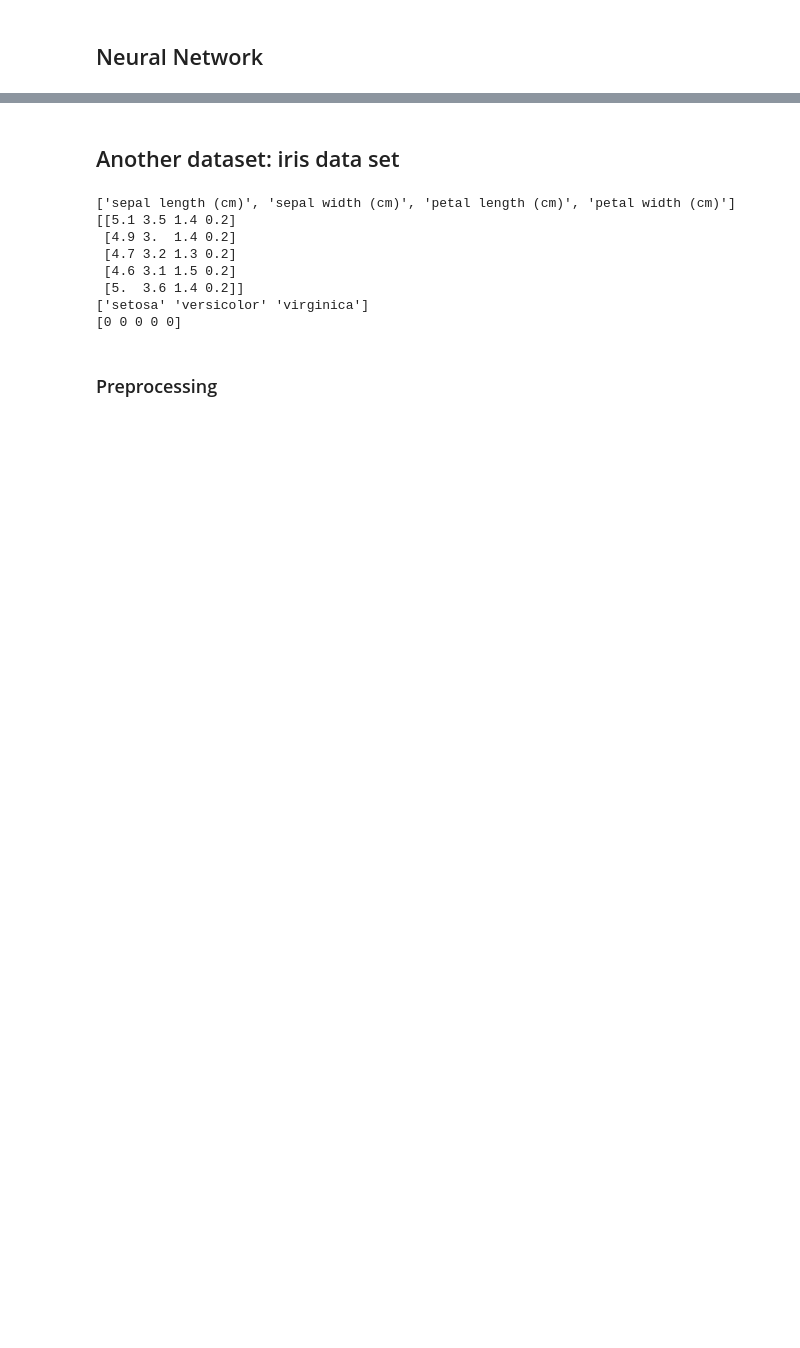
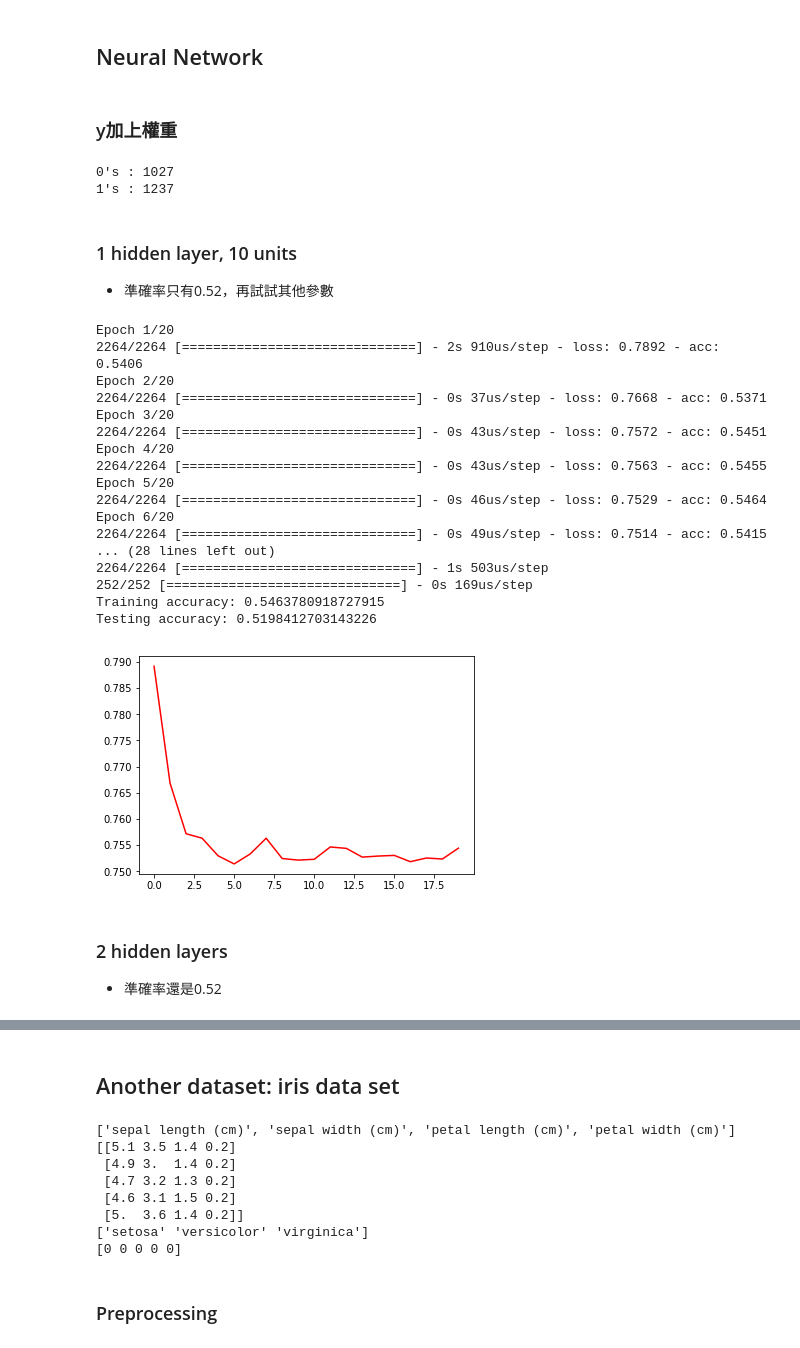
Before and after one commit to epnwayne/Fundamentals_of_Date_Analytics_HW, a Jupyter notebook: hw3.ipynb, the cells around one changed output, grey strips where cells are left out. Drawn from its saved outputs; the diff is of its cells as text; code cells hidden in the pictures; blank space fills up the shorter version.

```diff
--- a/hw3.ipynb
+++ b/hw3.ipynb
@@ -189,2 +208,76 @@ print(result)
 # %% [markdown]
 ## Neural Network
+# %%
+from keras import models, layers, optimizers, regularizers
+
+hidden_units = 10
+activation = 'relu'
+l2 = 0.001
+learning_rate = 0.1
+epochs = 20
+batch_size = 100
+# %%
+model = models.Sequential()
+
+#hidden layer
+model.add(layers.Dense(input_dim = 5, units = hidden_units, activation=activation))
+
+#output layer
+model.add(layers.Dense(input_dim = hidden_units, units = 1, activation='sigmoid'))
+
+#loss function and optimizer
+model.compile(loss='binary_crossentropy',
+              optimizer=optimizers.Adam(lr=learning_rate),
+              metrics=['accuracy'])
+# %% [markdown]
+### y加上權重
+# %%
+n = ytr['movement'].value_counts()
+print("0's : %d" % n[0])
+print("1's : %d" % n[1])
+class_weight = {
+    0: 1.,
+    1: n[1] / n[0]
+}
+# %% [output]
+0's : 1027
+1's : 1237
+# %% [markdown]
+### 1 hidden layer, 10 units
+* 準確率只有0.52，再試試其他參數
+# %%
+import matplotlib.pyplot as plt
+# train
+history = model.fit(xtr_std, ytr, epochs=epochs, batch_size=batch_size, class_weight=class_weight)
+
+# evaluate accuracy
+train_acc = model.evaluate(xtr_std, ytr, batch_size=32)[1]
+test_acc = model.evaluate(xte_std, yte, batch_size=32)[1]
+print('Training accuracy: %s' % train_acc)
+print('Testing accuracy: %s' % test_acc)
+
+losses = history.history['loss']
+plt.plot(range(len(losses)), losses, 'r')
+plt.show()
+# %% [output]
+Epoch 1/20
+2264/2264 [==============================] - 2s 910us/step - loss: 0.7892 - acc: 0.5406
+Epoch 2/20
+2264/2264 [==============================] - 0s 37us/step - loss: 0.7668 - acc: 0.5371
+Epoch 3/20
+2264/2264 [==============================] - 0s 43us/step - loss: 0.7572 - acc: 0.5451
+Epoch 4/20
+2264/2264 [==============================] - 0s 43us/step - loss: 0.7563 - acc: 0.5455
+Epoch 5/20
+2264/2264 [==============================] - 0s 46us/step - loss: 0.7529 - acc: 0.5464
+Epoch 6/20
+2264/2264 [==============================] - 0s 49us/step - loss: 0.7514 - acc: 0.5415
+... (28 lines left out)
+2264/2264 [==============================] - 1s 503us/step
+252/252 [==============================] - 0s 169us/step
+Training accuracy: 0.5463780918727915
+Testing accuracy: 0.5198412703143226
+[figure, added]
+# %% [markdown]
+### 2 hidden layers
+* 準確率還是0.52
```
Also changed, not shown: parts of 9 cells of this notebook.
